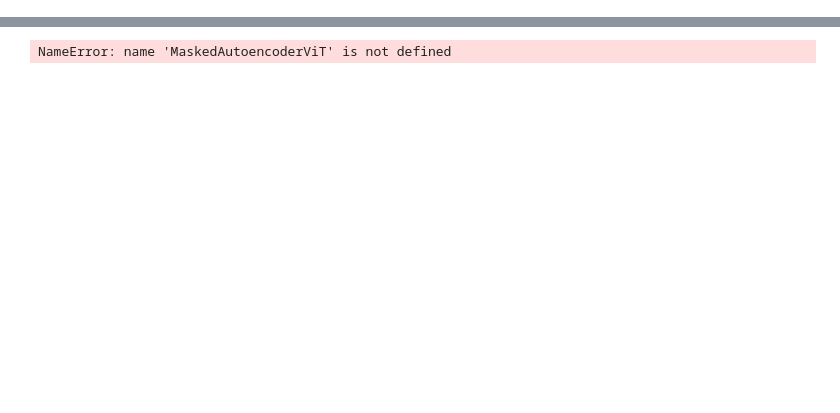
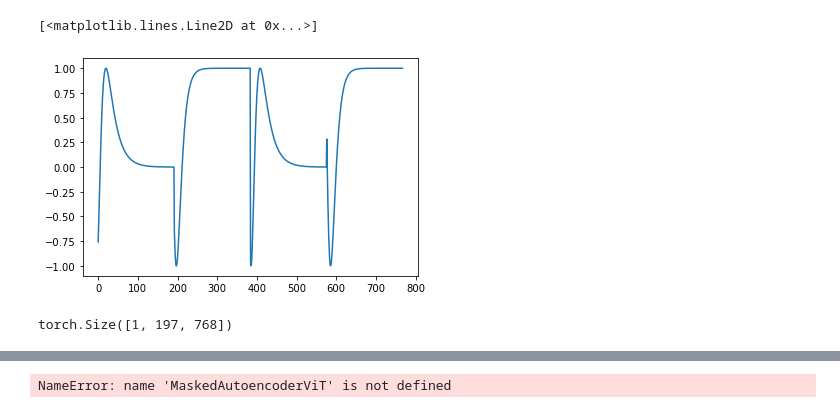
Before and after one commit to resa-git/ADL-MAE, a Jupyter notebook: practise/ours/mae_model.ipynb, the cells around one changed output, grey strips where cells are left out. Drawn from its saved outputs; the diff is of its cells as text; code cells hidden in the pictures; blank space fills up the shorter version.

```diff
--- a/practise/ours/mae_model.ipynb
+++ b/practise/ours/mae_model.ipynb
@@ -38,0 +112,10 @@ class MaskedAutoencoderViT(nn.Module):
+# %%
+plt.plot(y20[0][75])
+# %% [output]
+[<matplotlib.lines.Line2D at 0x...>]
+[figure, added]
+# %%
+y2 = build_2d_sincos_position_embedding(*test.en_pos_embed.shape, 768)
+y2.shape
+# %% [output]
+torch.Size([1, 197, 768])
```
Also changed, not shown: parts of 15 cells of this notebook, 56 other files.
